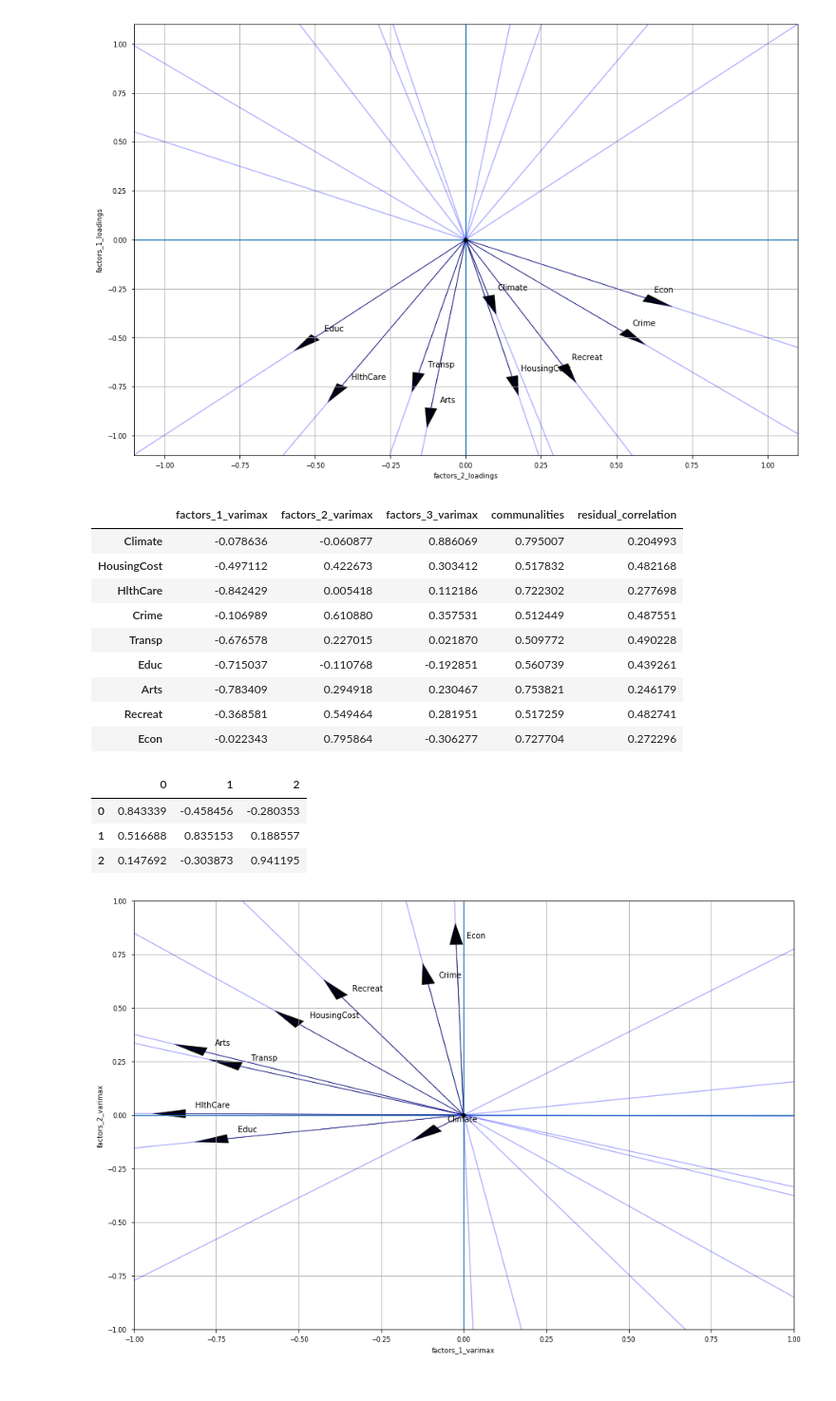
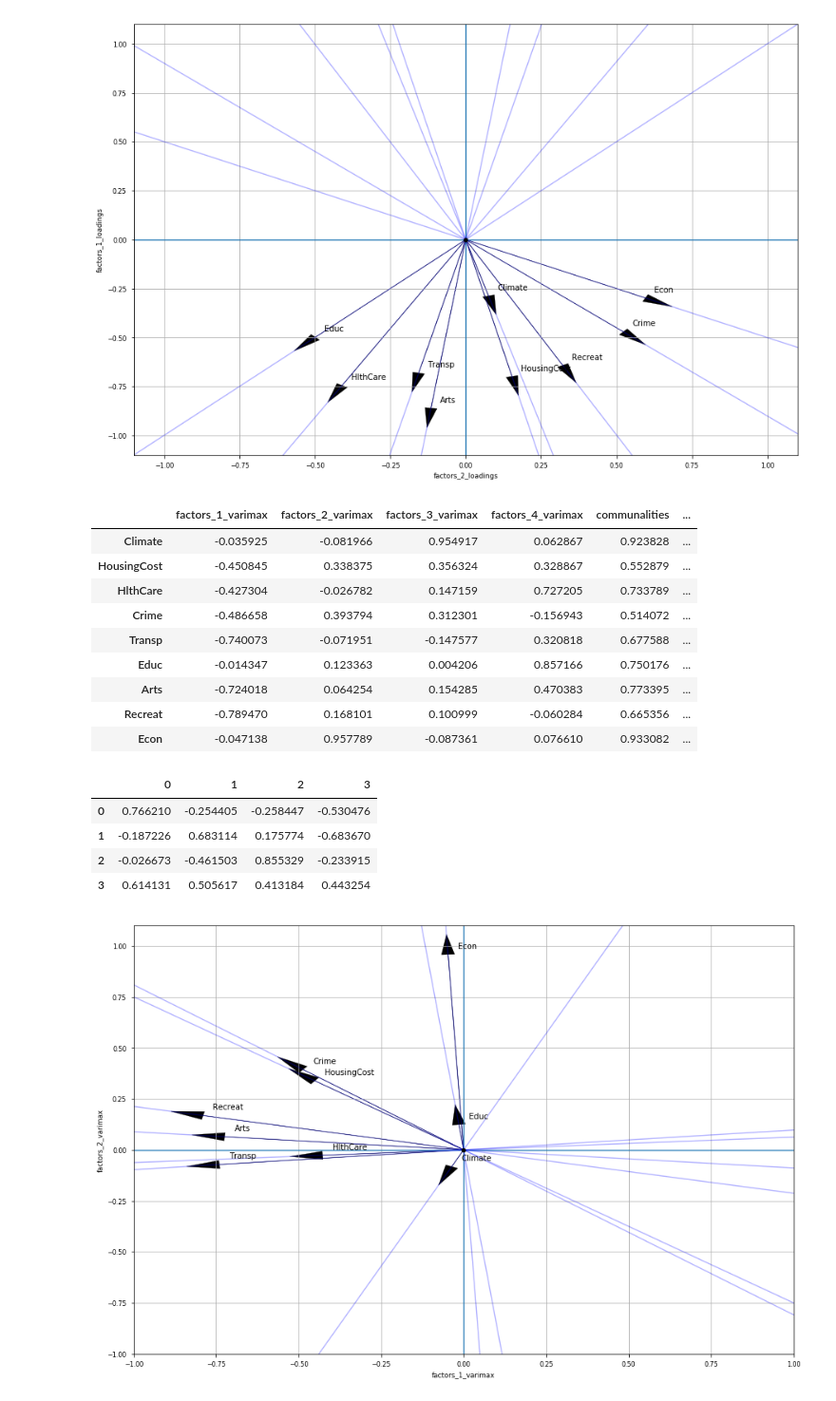
Before and after one commit to ErickEduardoAH/AnalisisMultivariado, a Jupyter notebook: 3.2 - Interdependence Spectral Analysis - factor analysis.ipynb, the cells around one changed output. Shown at 95% size. Drawn from its saved outputs; the diff is of its cells as text; code cells hidden in the pictures.

Commit message:
agrego biplot de 4 factores

```diff
--- a/3.2 - Interdependence Spectral Analysis - factor analysis.ipynb
+++ b/3.2 - Interdependence Spectral Analysis - factor analysis.ipynb
@@ -191,7 +191,7 @@ def computeCommunalities(factorLoadingsPD):
     factorLoadingsPD[['residual_correlation']]=1-factorLoadingsPD[['communalities']]
     return factorLoadingsPD
 # %%
-k=3
+k=4
 factorLoadingsPD = pd.DataFrame(np.dot(eigenVectors,sqrtLambda[:,:k]),\
                                 columns=['factors_'+str(i+1)+'_loadings' for i in range(0,k)],\
                                 index=features)
@@ -241,30 +241,31 @@ varimaxFactorsLoadingsPD = pd.DataFrame(varimaxMatrix,\
 varimaxFactorsLoadingsPD = computeCommunalities(varimaxFactorsLoadingsPD)
 varimaxFactorsLoadingsPD
 # %% [output]
-|  | factors_1_varimax | factors_2_varimax | factors_3_varimax | communalities | residual_correlation |
-| Climate | -0.078636 | -0.060877 | 0.886069 | 0.795007 | 0.204993 |
-| HousingCost | -0.497112 | 0.422673 | 0.303412 | 0.517832 | 0.482168 |
-| HlthCare | -0.842429 | 0.005418 | 0.112186 | 0.722302 | 0.277698 |
-| Crime | -0.106989 | 0.610880 | 0.357531 | 0.512449 | 0.487551 |
-| Transp | -0.676578 | 0.227015 | 0.021870 | 0.509772 | 0.490228 |
-| Educ | -0.715037 | -0.110768 | -0.192851 | 0.560739 | 0.439261 |
-| Arts | -0.783409 | 0.294918 | 0.230467 | 0.753821 | 0.246179 |
-| Recreat | -0.368581 | 0.549464 | 0.281951 | 0.517259 | 0.482741 |
-| Econ | -0.022343 | 0.795864 | -0.306277 | 0.727704 | 0.272296 |
+|  | factors_1_varimax | factors_2_varimax | factors_3_varimax | factors_4_varimax | communalities | ... |
+| Climate | -0.035925 | -0.081966 | 0.954917 | 0.062867 | 0.923828 | ... |
+| HousingCost | -0.450845 | 0.338375 | 0.356324 | 0.328867 | 0.552879 | ... |
+| HlthCare | -0.427304 | -0.026782 | 0.147159 | 0.727205 | 0.733789 | ... |
+| Crime | -0.486658 | 0.393794 | 0.312301 | -0.156943 | 0.514072 | ... |
+| Transp | -0.740073 | -0.071951 | -0.147577 | 0.320818 | 0.677588 | ... |
+| Educ | -0.014347 | 0.123363 | 0.004206 | 0.857166 | 0.750176 | ... |
+| Arts | -0.724018 | 0.064254 | 0.154285 | 0.470383 | 0.773395 | ... |
+| Recreat | -0.789470 | 0.168101 | 0.100999 | -0.060284 | 0.665356 | ... |
+| Econ | -0.047138 | 0.957789 | -0.087361 | 0.076610 | 0.933082 | ... |
 # %%
 pd.DataFrame(rotationMatrix)
 # %% [output]
-|  | 0 | 1 | 2 |
-| 0 | 0.843339 | -0.458456 | -0.280353 |
-| 1 | 0.516688 | 0.835153 | 0.188557 |
-| 2 | 0.147692 | -0.303873 | 0.941195 |
+|  | 0 | 1 | 2 | 3 |
+| 0 | 0.766210 | -0.254405 | -0.258447 | -0.530476 |
+| 1 | -0.187226 | 0.683114 | 0.175774 | -0.683670 |
+| 2 | -0.026673 | -0.461503 | 0.855329 | -0.233915 |
+| 3 | 0.614131 | 0.505617 | 0.413184 | 0.443254 |
 # %%
 plt.figure(figsize=(15,10))
-plt.axis([-1,1,-1,1])
+plt.axis([-1,1,-1,1.1])
 varimaxFactors = ['factors_1_varimax','factors_2_varimax']
 plotProjectedBase(plt,varimaxFactors,varimaxFactorsLoadingsPD,features)
 # %% [output]
-[figure, old version]
+[figure, new version]
 # %%
 def factorScores(randomVector,weightMatrix):
     return np.dot(randomVector,weightMatrix).transpose()
```
Also changed, not shown: parts of 3 cells of this notebook.
